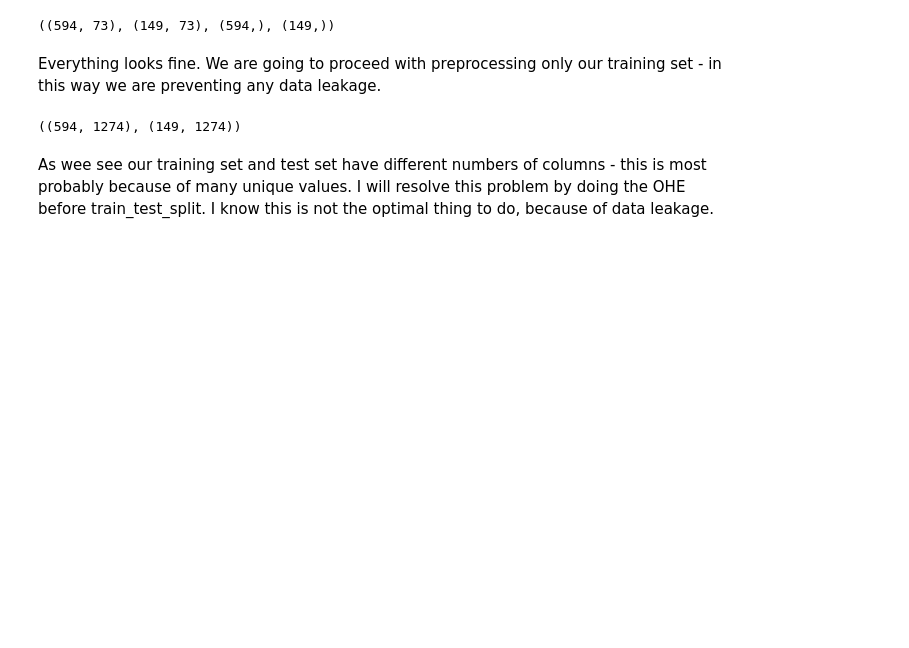
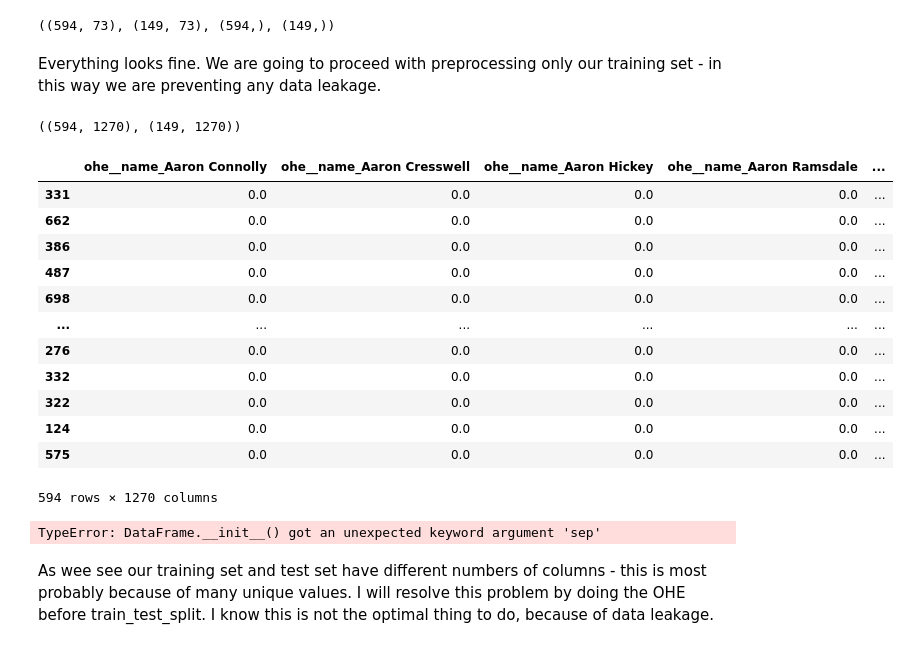
Before and after one commit to jordan-bonev/Fantasy-Premier-League-Points-Prediction, a Jupyter notebook: Fantasy-Premier-League-Points-Prediction.ipynb, the cells around one changed output. Saved outputs shown, nothing was run; the diff lists cells and outputs as text; code cells hidden in the pictures; blank space fills up the shorter version.

```diff
--- a/Fantasy-Premier-League-Points-Prediction.ipynb
+++ b/Fantasy-Premier-League-Points-Prediction.ipynb
@@ -38,7 +38,7 @@ Image(filename = "/content/players.jpg")
 # %% [markdown]
 First, let's read the dataset:
 # %%
-players = pd.read_csv("/players.csv")
+players = pd.read_csv("/content/players.csv")
 # %%
 players.dtypes
 # %% [output]
@@ -206,12 +206,13 @@ categorical_train = attributes_train.select_dtypes(include = "object").columns
 
 preprocessor = ColumnTransformer(
     transformers = [
-        ("ohe", OneHotEncoder(handle_unknown = "ignore"), categorical_train),
+        ("ohe", OneHotEncoder(handle_unknown = "ignore", sparse_output = False), categorical_train),
         ("num", MinMaxScaler(), numeric_train)
     ],
-    remainder = "drop"
+    remainder = "passthrough"
 )
 
+preprocessor.set_output(transform="pandas")
 
 attributes_train = preprocessor.fit_transform(attributes_train)
 
@@ -221,7 +222,29 @@ Everything looks fine. We are going to proceed with preprocessing only our train
 # %%
 attributes_train.shape, attributes_test.shape
 # %% [output]
-((594, 1274), (149, 1274))
+((594, 1270), (149, 1270))
+# %%
+attributes_train
+# %% [output]
+|  | ohe__name_Aaron Connolly | ohe__name_Aaron Cresswell | ohe__name_Aaron Hickey | ohe__name_Aaron Ramsdale | ... |
+| 331 | 0.0 | 0.0 | 0.0 | 0.0 | ... |
+| 662 | 0.0 | 0.0 | 0.0 | 0.0 | ... |
+| 386 | 0.0 | 0.0 | 0.0 | 0.0 | ... |
+| 487 | 0.0 | 0.0 | 0.0 | 0.0 | ... |
+| 698 | 0.0 | 0.0 | 0.0 | 0.0 | ... |
+| ... | ... | ... | ... | ... | ... |
+| 276 | 0.0 | 0.0 | 0.0 | 0.0 | ... |
+| 332 | 0.0 | 0.0 | 0.0 | 0.0 | ... |
+| 322 | 0.0 | 0.0 | 0.0 | 0.0 | ... |
+| 124 | 0.0 | 0.0 | 0.0 | 0.0 | ... |
+| 575 | 0.0 | 0.0 | 0.0 | 0.0 | ... |
+594 rows × 1270 columns
+# %%
+attributes_train = pd.DataFrame(attributes_train, sep = '\t')
+
+attributes_train
+# %% [output]
+TypeError: DataFrame.__init__() got an unexpected keyword argument 'sep'
 # %% [markdown]
 As wee see our training set and test set have different numbers of columns - this is most probably because of many unique values. I will resolve this problem by doing the OHE before train_test_split. I know this is not the optimal thing to do, because of data leakage.
 # %% [markdown]
```
